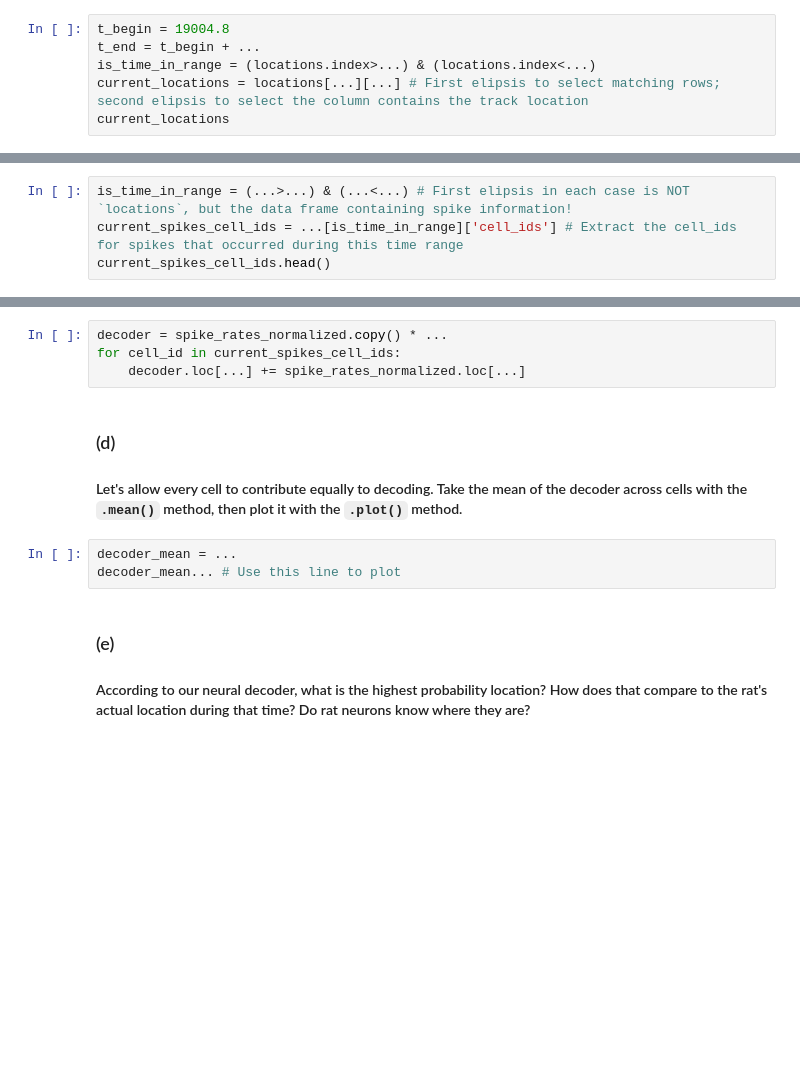
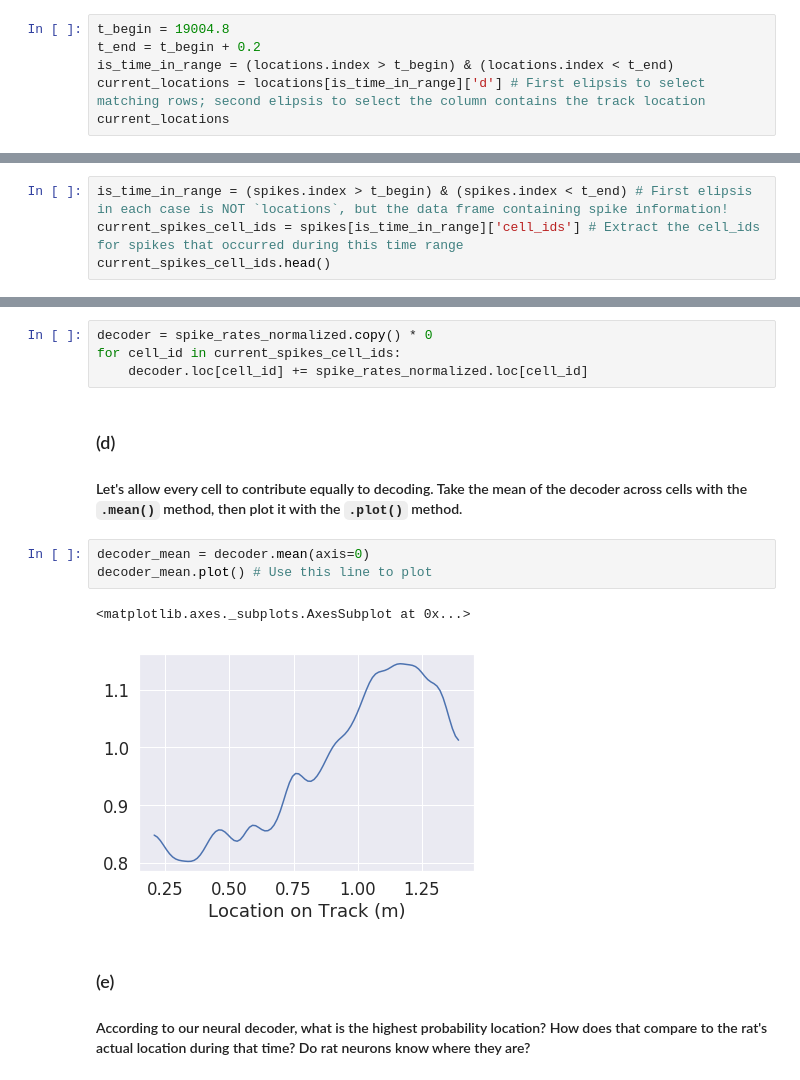
Before and after one commit to pkampofo/neuro-19-homework, a Jupyter notebook: neural_coding_exercises.ipynb, the cells around one changed output, grey strips where cells are left out. Cells and saved outputs as stored; diff of their text form; blank space fills up the shorter version.

```diff
--- a/neural_coding_exercises.ipynb
+++ b/neural_coding_exercises.ipynb
@@ -258,7 +258,7 @@ The width is 0.360000 m.
 #### Now let's see if we can use the tuning curves of these cells to decode the position of the rat at a given time.  This means figuring out where the rat is based only on the activity of neurons in its brain.  First, let's extract a narrow range of time (0.2 seconds) and see where the rat was over that period of time.
 # %%
 t_begin = 19004.8
-t_end = t_begin + ...
-is_time_in_range = (locations.index>...) & (locations.index<...)
-current_locations = locations[...][...] # First elipsis to select matching rows; second elipsis to select the column contains the track location
+t_end = t_begin + 0.2
+is_time_in_range = (locations.index > t_begin) & (locations.index < t_end)
+current_locations = locations[is_time_in_range]['d'] # First elipsis to select matching rows; second elipsis to select the column contains the track location
 current_locations
@@ -266,6 +277,6 @@ current_locations
 ### (b)
 #### Next, let's extract only the spikes that occurred in that range of time so we can figure out if they tell us anything.
 # %%
-is_time_in_range = (...>...) & (...<...) # First elipsis in each case is NOT `locations`, but the data frame containing spike information!
-current_spikes_cell_ids = ...[is_time_in_range]['cell_ids'] # Extract the cell_ids for spikes that occurred during this time range
+is_time_in_range = (spikes.index > t_begin) & (spikes.index < t_end) # First elipsis in each case is NOT `locations`, but the data frame containing spike information!
+current_spikes_cell_ids = spikes[is_time_in_range]['cell_ids'] # Extract the cell_ids for spikes that occurred during this time range
 current_spikes_cell_ids.head()
@@ -275,15 +294,18 @@ current_spikes_cell_ids.head()
 #### This means that the probability that the rate is at position `x`, given that know about some spikes `s`, is proportional to the probability of some spikes `s` having occurred at position `x`.  The term $p(s|x)/p(s)$ is basically just the normalized firing rate we computed earlier -- the probability of spiking at one position divided by the probability of spiking at any position.  We also computed the term $p(x)$ earlier -- that is just the normalized duration that the rat spends at each position.  It is pretty constant, so we can just ignore it.
 #### Let's construct our decoder using Bayes theorem.  First, let's make an empty data frame by re-using an old one and setting all the values to 0.  Then, for each cell that could helps us decode the rat's location, let's add the term $p(s | x) / p(s)$, which is just the normalized spike rate we computed earlier.
 # %%
-decoder = spike_rates_normalized.copy() * ...
+decoder = spike_rates_normalized.copy() * 0
 for cell_id in current_spikes_cell_ids:
-    decoder.loc[...] += spike_rates_normalized.loc[...]
+    decoder.loc[cell_id] += spike_rates_normalized.loc[cell_id]
 # %% [markdown]
 ### (d)
 #### Let's allow every cell to contribute equally to decoding.  Take the mean of the decoder across cells with the `.mean()` method, then plot it with the `.plot()` method.
 # %%
-decoder_mean = ...
-decoder_mean... # Use this line to plot
+decoder_mean = decoder.mean(axis=0)
+decoder_mean.plot() # Use this line to plot
+# %% [output]
+<matplotlib.axes._subplots.AxesSubplot at 0x...>
+[figure, added]
 # %% [markdown]
 ### (e)
 #### According to our neural decoder, what is the highest probability location?  How does that compare to the rat's actual location during that time?  Do rat neurons know where they are?
```
Also changed, not shown: parts of 2 cells of this notebook.
